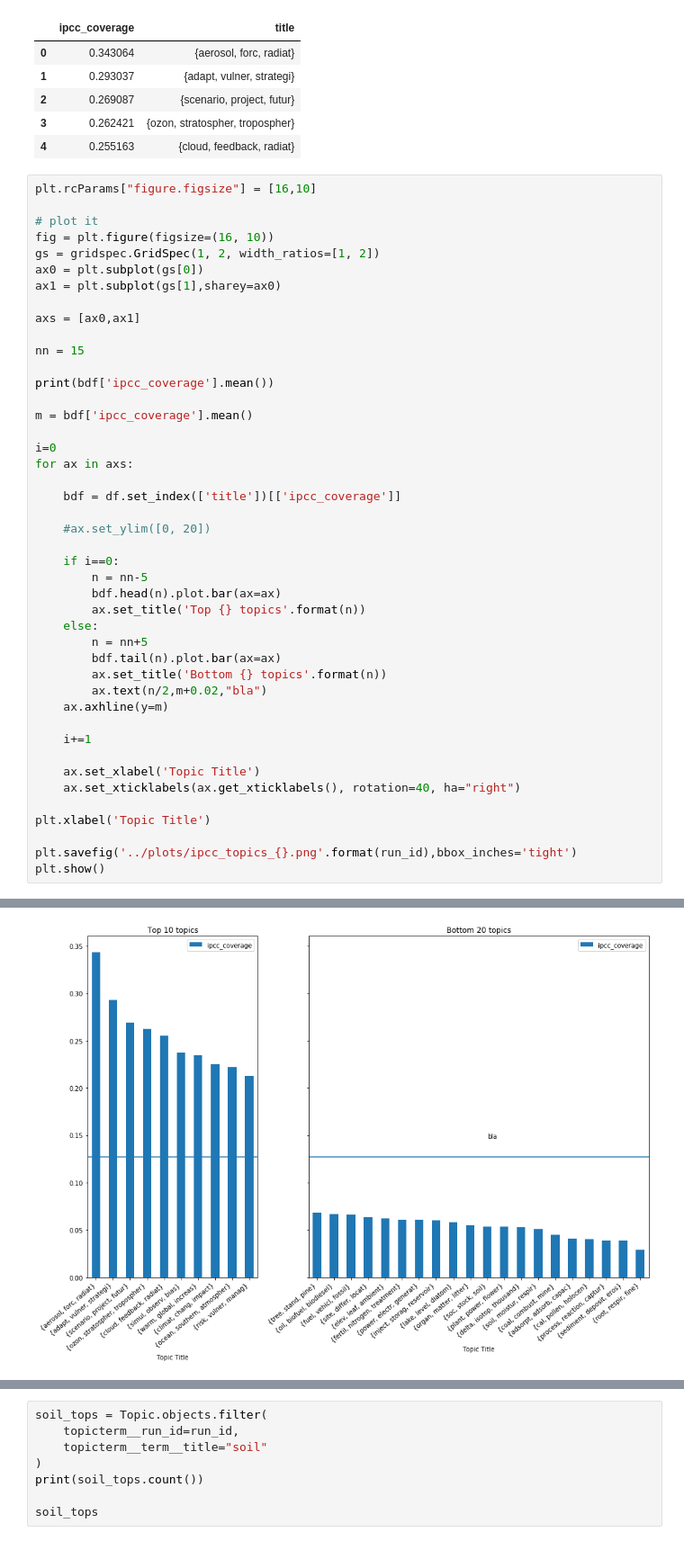
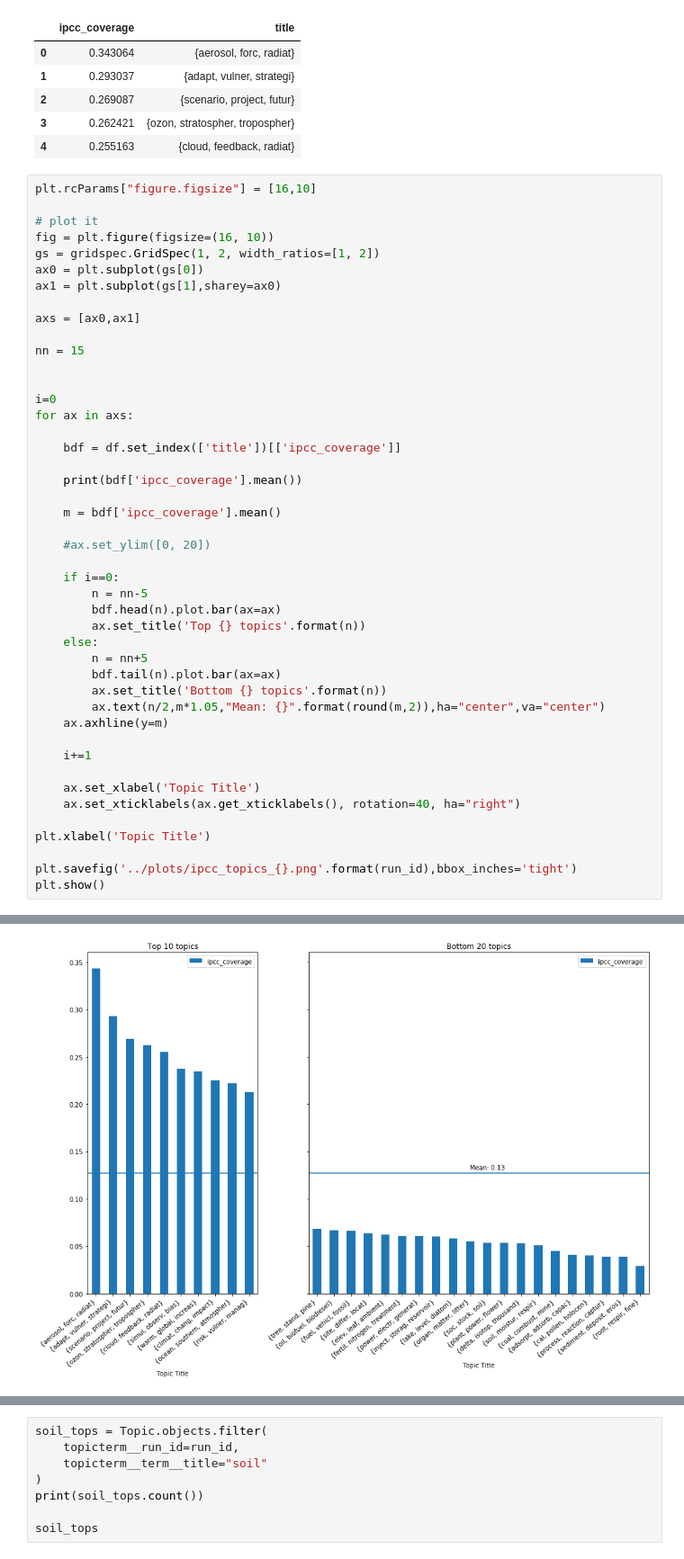
Before and after one commit to mcallaghan/cc-topography, a Jupyter notebook: code/IPCC_topics.ipynb, the cells around one changed output, grey strips where cells are left out. Shown: that part at 90% size. Saved outputs shown, nothing was run; the diff lists cells and outputs as text.

```diff
--- a/code/IPCC_topics.ipynb
+++ b/code/IPCC_topics.ipynb
@@ -92,14 +92,15 @@ axs = [ax0,ax1]
 
 nn = 15
 
-print(bdf['ipcc_coverage'].mean())
-
-m = bdf['ipcc_coverage'].mean()
 
 i=0
 for ax in axs:
 
     bdf = df.set_index(['title'])[['ipcc_coverage']]
+
+    print(bdf['ipcc_coverage'].mean())
+
+    m = bdf['ipcc_coverage'].mean()
 
     #ax.set_ylim([0, 20])
 
@@ -111,7 +112,7 @@ for ax in axs:
         n = nn+5
         bdf.tail(n).plot.bar(ax=ax)
         ax.set_title('Bottom {} topics'.format(n))
-        ax.text(n/2,m+0.02,"bla")
+        ax.text(n/2,m*1.05,"Mean: {}".format(round(m,2)),ha="center",va="center")
     ax.axhline(y=m)
 
     i+=1
@@ -130 +129 @@ ValueError: could not convert string to float: 'bla'
-[figure, old version]
+[figure, new version]
```
Also changed, not shown: parts of 3 cells of this notebook, 10 other files.
